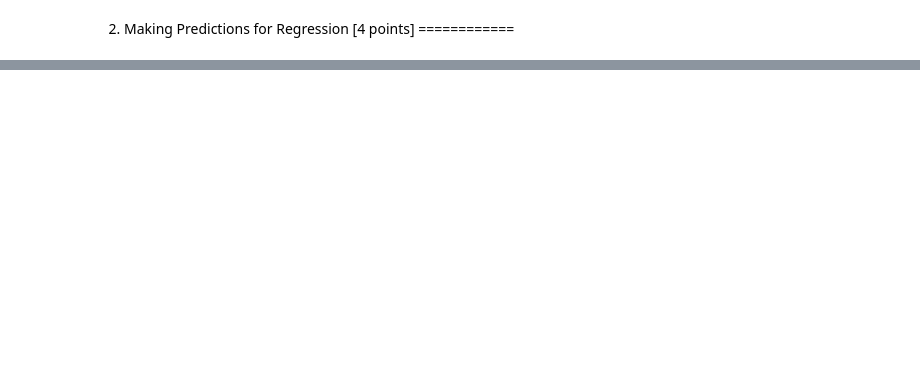
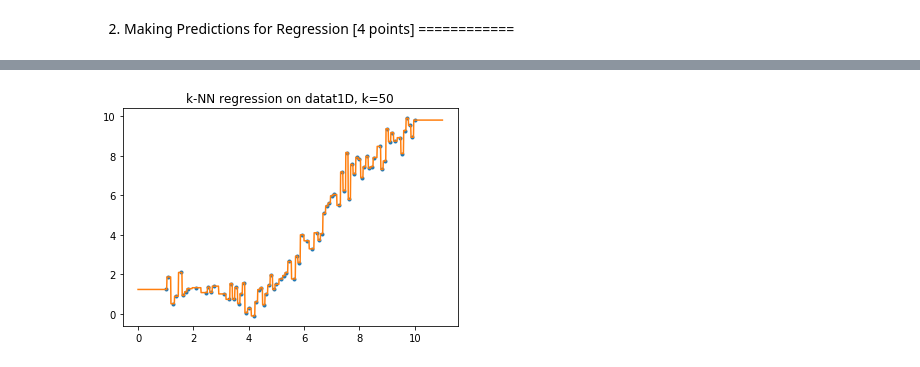
Before and after one commit to Vuwij/ECE521, a Jupyter notebook: Assignment 1/A1.ipynb, the cells around one changed output, grey strips where cells are left out. Saved outputs shown, nothing was run; the diff lists cells and outputs as text; code cells hidden in the pictures; blank space fills up the shorter version.

```diff
--- a/Assignment 1/A1.ipynb
+++ b/Assignment 1/A1.ipynb
@@ -8,22 +17,19 @@ $\norm{\mathbf{x} - \mathbf{z}}_{2}^{2} = (\mathbf{x} - \mathbf{z})^\top(\mathbf
 # %%
-import tensorflow as tf;
-
 def euclidianDist(a, b):
     x_z = (tf.expand_dims(a,0) - tf.expand_dims(b,1))
-    return tf.reduce_sum(tf.multiply(x_z, x_z), 2)
+    return tf.transpose(tf.reduce_sum(tf.multiply(x_z, x_z), 2))
 
 # Alternative Solution
-#def distanceFunc(X, Z):
+# def distanceFunc(X, Z):
 #    return tf.reduce_sum((tf.expand_dims(X, 2) - tf.expand_dims(tf.transpose(Z), 0))**2, 1)
 
-sess = tf.InteractiveSession()
-init = tf.global_variables_initializer()
-sess.run(init)
+a = np.array([[0,0],[0,1],[0,2]])
+b = np.array([[1,0],[1,1],[1,2],[1,3],[1,4]])
 
-a = np.array([[0,0],[0,1],[0,2]])
-b = np.array([[1,0],[1,1],[1,2]])
-print('D_euc = ')
+print('a = ')
 print(a)
+print('b = ')
 print(b)
+print('Distance Matrix = ')
 print(sess.run(euclidianDist(a,b)))
 # %% [output]
@@ -126,0 +107,83 @@ SyntaxError: invalid character in identifier (<ipython-input-257-f7585b2570d9>,
+# %%
+
+# The number of nearest neighbours
+K = tf.placeholder(tf.int32, name='K')
+
+# The X and Y of the input that the data recieves
+trainX = tf.placeholder(tf.float32, [None, 1])
+trainY = tf.placeholder(tf.float32, [None, 1])
+
+# K nearest takes the new test input X. Finds the K nearest matrix and multiplies with the training Y output
+inputX = tf.placeholder(tf.float32, [None, 1]) # The X that we want to find a predicted Y
+inputY = tf.placeholder(tf.float32, [None, 1]) # The actual correct value for Y
+Knearest = pickKNearestNeighbours(euclidianDist(inputX, trainX), K)
+predictedY = tf.matmul(Knearest, trainY)
+
+# Mean Squared Error Loss
+MSE = tf.reduce_mean(tf.reduce_sum((predictedY - inputY) ** 2, 1))
+
+
+## Training Tests
+k_list = [1,3,5,50]
+MSEValid_list = []
+MSETest_list = []
+
+PreciseX = np.linspace(0.0, 11.0, num = 1000)[:, np.newaxis]
+
+for k in k_list:
+    # Valid
+    PredYvalid, MSEvalid = sess.run([predictedY, MSE], feed_dict={
+        trainX:trainData,
+        trainY:trainTarget,
+        inputX:validData,
+        inputY:validTarget,
+        K:k})
+    MSEValid_list.append(MSEvalid)
+
+    # Test
+    PredYtest, MSEtest = sess.run([predictedY, MSE], feed_dict={
+        trainX:trainData,
+        trainY:trainTarget,
+        inputX:testData,
+        inputY:testTarget,
+        K:k})
+    MSETest_list.append(MSEtest)
+
+    # Train
+    PredYtrain, MSEtrain = sess.run([predictedY, MSE], feed_dict={
+        trainX:trainData,
+        trainY:trainTarget,
+        inputX:trainData,
+        inputY:trainTarget,
+        K:k})
+
+    # All
+    PredYall, MSEall = sess.run([predictedY, MSE], feed_dict={
+        trainX:trainData,
+        trainY:trainTarget,
+        inputX:Data,
+        inputY:Target,
+        K:k})
+
+    # X input
+    PredYprecise = sess.run(predictedY, feed_dict={
+        trainX:trainData,
+        trainY:trainTarget,
+        inputX:PreciseX,
+        K:k})
+
+    # Draw the Plot
+    plt.figure(k)
+    plt.plot(trainData,trainTarget,".")
+    plt.plot(PreciseX,PredYprecise,"-")
+    plt.title("k-NN regression on datat1D, k=%d"%kc)
+    plt.show()
+
+    # MSE Information
+    print('K = ' + str(k) + '\tMSE values: Valid - ' + str(MSEvalid) + ', Test - ' + str(MSEtest) + ', Train - ' + str(MSEtrain))
+
+MSEvalidbestindex = np.argmin(MSEValid_list)
+Kbest = k_list[MSEvalidbestindex]
+print("Value of K for lowest MSE in valid data set is " + str(Kbest))
+# %% [output]
+[figure, added]
```
Also changed, not shown: parts of 7 cells of this notebook, 1 other file.
